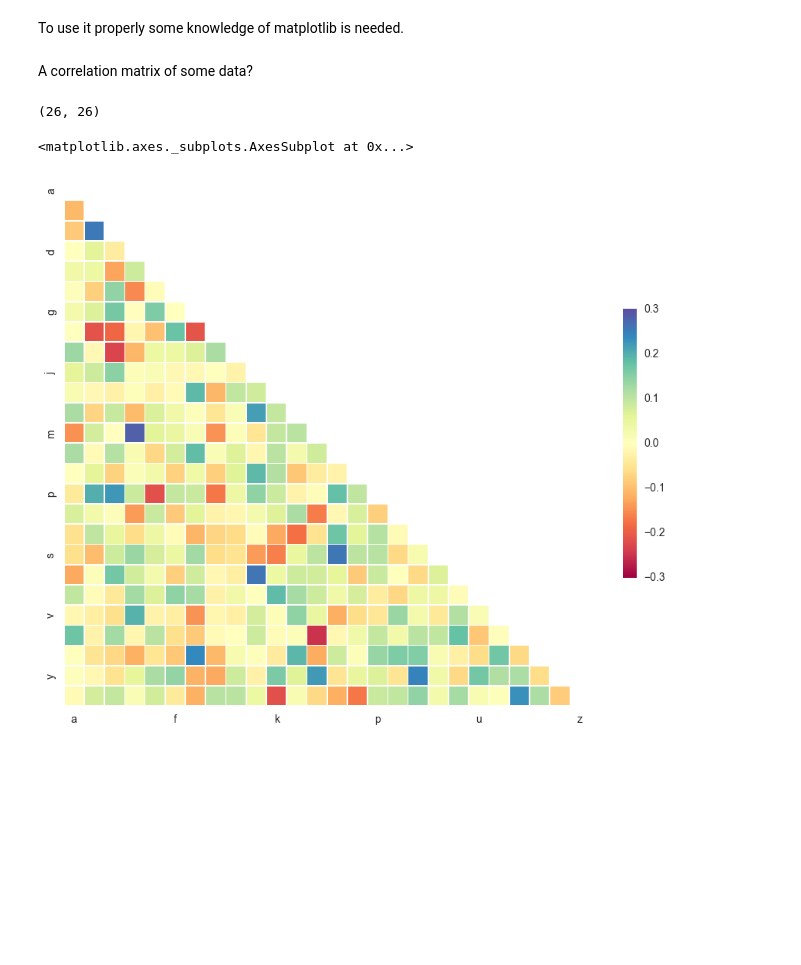
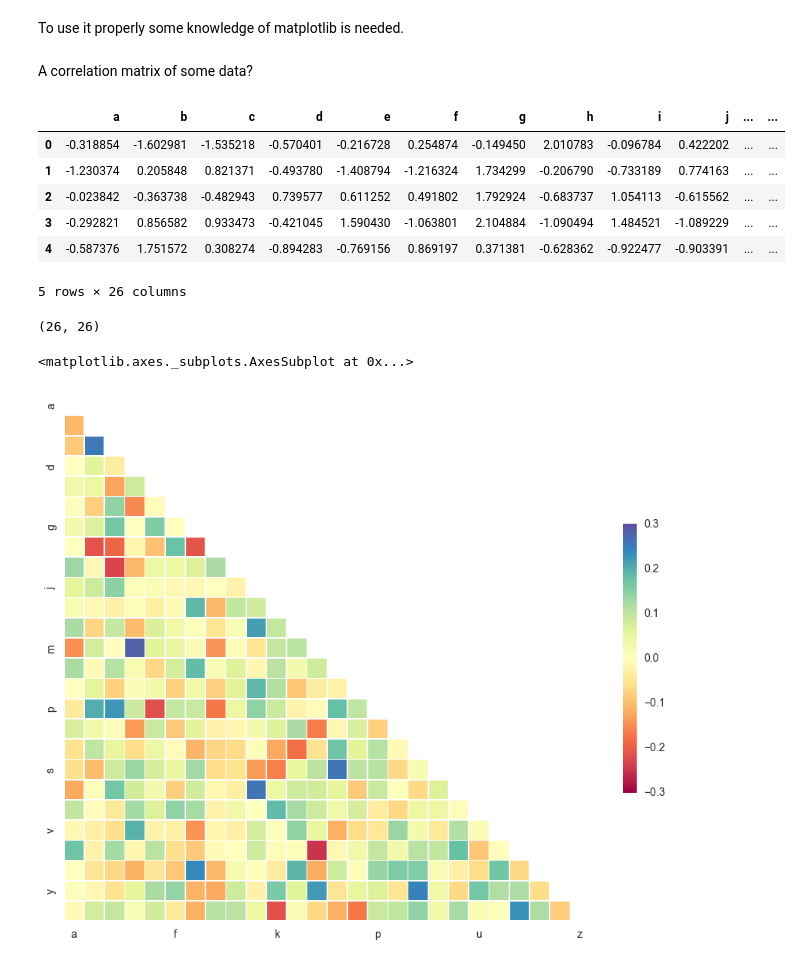
Before and after one commit to floreencia/introduction_to_programming, a Jupyter notebook: 02_numpy_matplotlib_scipy/talks/matplotlib_basics_03.ipynb, the cells around one changed output. Drawn from its saved outputs; the diff is of its cells as text; code cells hidden in the pictures; blank space fills up the shorter version.

```diff
--- a/02_numpy_matplotlib_scipy/talks/matplotlib_basics_03.ipynb
+++ b/02_numpy_matplotlib_scipy/talks/matplotlib_basics_03.ipynb
@@ -71,18 +73,26 @@ To use it properly some knowledge of matplotlib is needed.
 A correlation matrix of some data?
 # %%
 from string import ascii_letters #letters
-import numpy as np
 import pandas as pd
 import seaborn as sns
-import matplotlib.pyplot as plt
 
 sns.set(style="white")
 
 # Generate a large random dataset
 rs = np.random.RandomState(33)
 d = pd.DataFrame(data=rs.normal(size=(100, 26)),
                  columns=list(ascii_letters[:26]))
 rs = np.random.RandomState(33)
+
+d.head()
+# %% [output]
+|  | a | b | c | d | e | f | g | h | i | j | ... | ... |
+| 0 | -0.318854 | -1.602981 | -1.535218 | -0.570401 | -0.216728 | 0.254874 | -0.149450 | 2.010783 | -0.096784 | 0.422202 | ... | ... |
+| 1 | -1.230374 | 0.205848 | 0.821371 | -0.493780 | -1.408794 | -1.216324 | 1.734299 | -0.206790 | -0.733189 | 0.774163 | ... | ... |
+| 2 | -0.023842 | -0.363738 | -0.482943 | 0.739577 | 0.611252 | 0.491802 | 1.792924 | -0.683737 | 1.054113 | -0.615562 | ... | ... |
+| 3 | -0.292821 | 0.856582 | 0.933473 | -0.421045 | 1.590430 | -1.063801 | 2.104884 | -1.090494 | 1.484521 | -1.089229 | ... | ... |
+| 4 | -0.587376 | 1.751572 | 0.308274 | -0.894283 | -0.769156 | 0.869197 | 0.371381 | -0.628362 | -0.922477 | -0.903391 | ... | ... |
+5 rows × 26 columns
 # %%
 # Compute the correlation matrix
 corr = d.corr()
```
Also changed, not shown: parts of 2 cells of this notebook, 5 other files.
